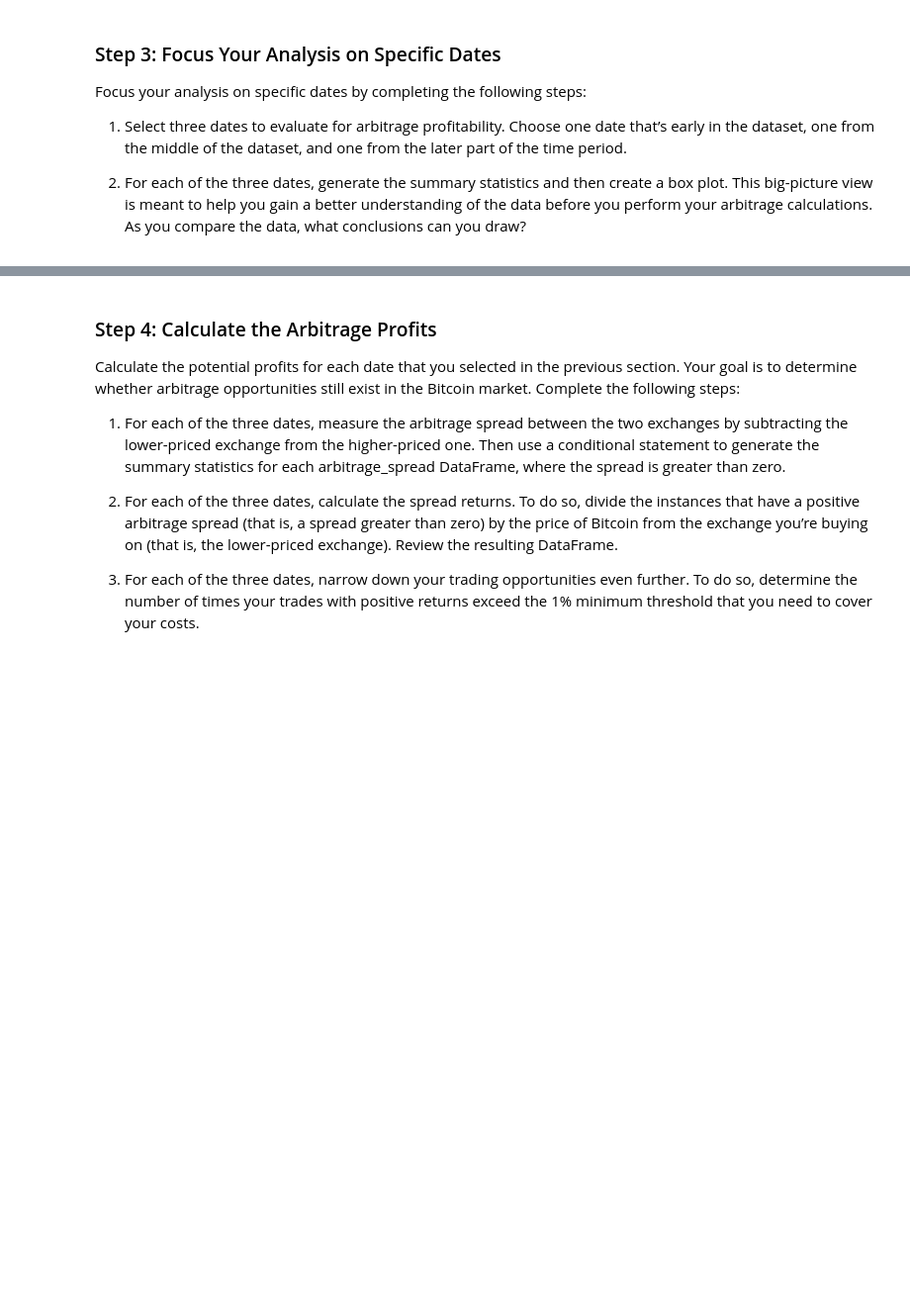
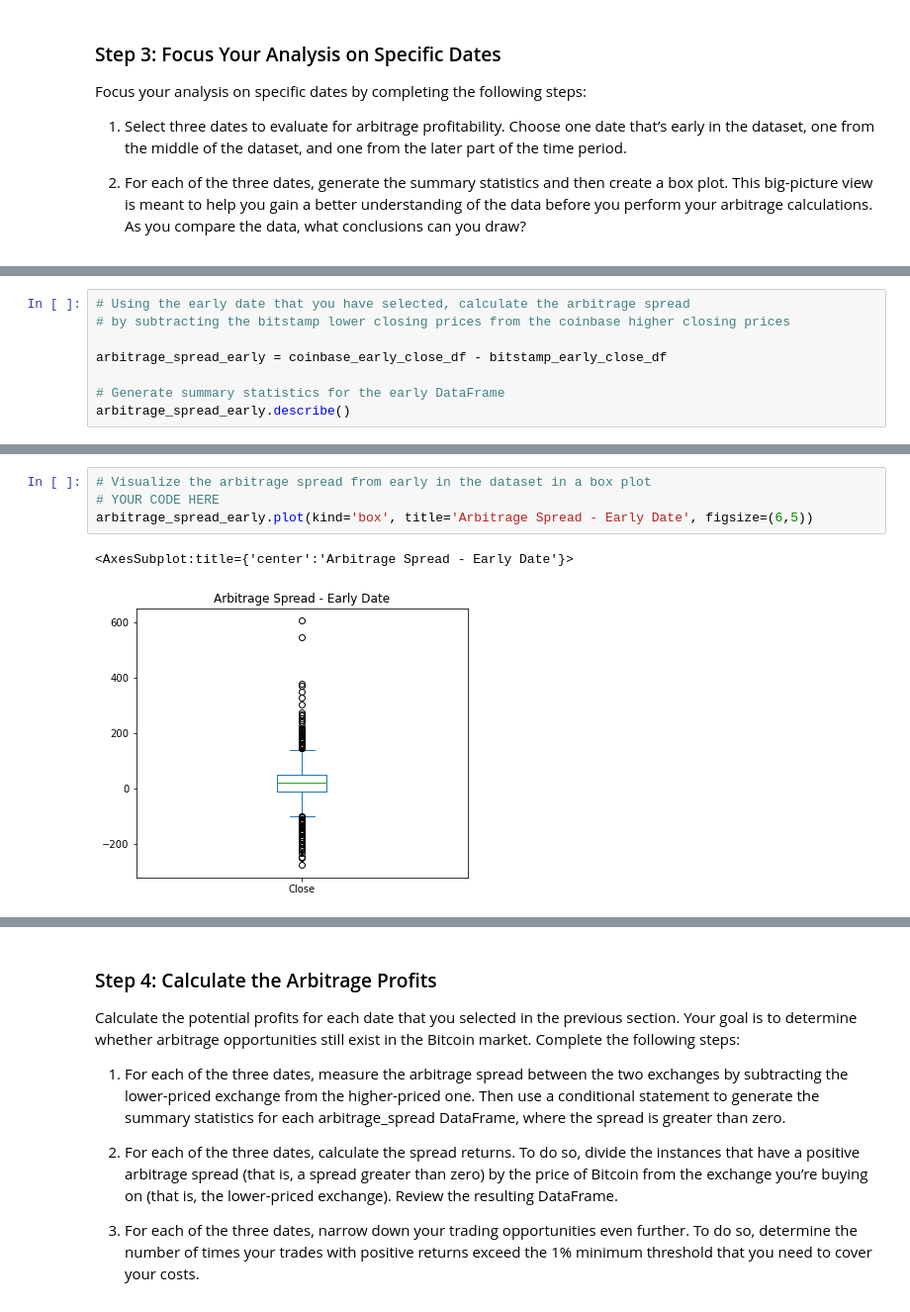
Before and after one commit to sububer/bitcoin_arbitrage, a Jupyter notebook: crypto_arbitrage.ipynb, the cells around one changed output, grey strips where cells are left out. Shown at 99% size. Drawn from its saved outputs; the diff is of its cells as text; blank space fills up the shorter version.

```diff
--- a/crypto_arbitrage.ipynb
+++ b/crypto_arbitrage.ipynb
@@ -394,0 +412,8 @@ Focus your analysis on specific dates by completing the following steps:
+# %%
+# Using the early date that you have selected, calculate the arbitrage spread
+# by subtracting the bitstamp lower closing prices from the coinbase higher closing prices
+
+arbitrage_spread_early = coinbase_early_close_df - bitstamp_early_close_df
+
+# Generate summary statistics for the early DataFrame
+arbitrage_spread_early.describe()
@@ -394,0 +430,7 @@ Focus your analysis on specific dates by completing the following steps:
+# %%
+# Visualize the arbitrage spread from early in the dataset in a box plot
+# YOUR CODE HERE
+arbitrage_spread_early.plot(kind='box', title='Arbitrage Spread - Early Date', figsize=(6,5))
+# %% [output]
+<AxesSubplot:title={'center':'Arbitrage Spread - Early Date'}>
+[figure, added]
```
Also changed, not shown: parts of 14 cells of this notebook.
